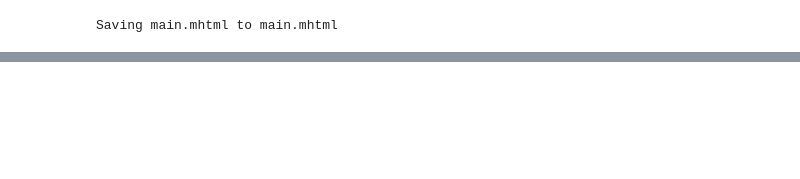
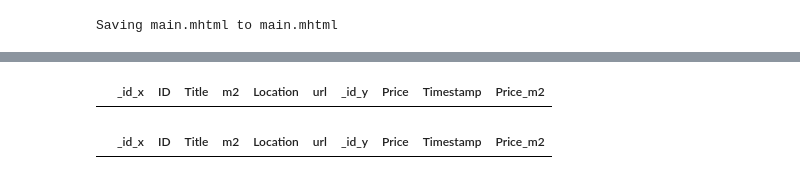
Before and after one commit to vlastimiltetour/cabin_log_scraper, a Jupyter notebook: Log_cabin_scraper.ipynb, the cells around one changed output, grey strips where cells are left out. Saved outputs shown, nothing was run; the diff lists cells and outputs as text; code cells hidden in the pictures; blank space fills up the shorter version.

```diff
--- a/Log_cabin_scraper.ipynb
+++ b/Log_cabin_scraper.ipynb
@@ -114,0 +301,50 @@ print(soup)
+# %%
+from pymongo import MongoClient
+import pandas as pd
+
+def read_mongo_db(id=None):
+
+  # Replace with your MongoDB connection string
+  MONGO_URI = "mongodb+srv://vtetour:913YeRIC00Che49O@cluster0.2bbgf.mongodb.net/?retryWrites=true&w=majority&appName=Cluster0"
+
+  # Connect to MongoDB
+  client = MongoClient(MONGO_URI)
+
+  db = client['log_cabin_scraper']  # Replace 'your_database' with your database name
+  cabins_collection = db['cabins']  # Collection for cabins_df
+  price_history_collection = db['price_history']  # Collection for price_history_df
+
+  mongo_cabin_data = list(cabins_collection.find())
+
+  mongo_cabin_df = pd.DataFrame(mongo_cabin_data)
+
+  mongo_price_history_data = list(price_history_collection.find())
+
+  mongo_price_history_df = pd.DataFrame(mongo_price_history_data)
+  mongo_price_history_df.head()
+  mongo_price_history_df.rename(columns={"cabin_ID": "ID"}, inplace=True)
+
+  merged_df = mongo_cabin_df.merge(mongo_price_history_df, on='ID', how='inner')
+
+
+  if id == None:
+    return merged_df
+
+  return merged_df[merged_df['ID'] == id].sort_values('Timestamp')
+  #return mongo_cabin_df
+
+
+
+
+df = read_mongo_db(1827717708)
+
+display(df)
+# %% [output]
+|  | _id_x | ID | Title | m2 | Location | url | _id_y | Price | Timestamp | Price_m2 |
+# %%
+df_below_price = df.drop_duplicates(subset='ID', keep='first')
+df_below_price_2 = df_below_price[df_below_price['Price']< 2000000].sort_values('Price_m2')
+
+display(df_below_price_2)
+# %% [output]
+|  | _id_x | ID | Title | m2 | Location | url | _id_y | Price | Timestamp | Price_m2 |
```
Also changed, not shown: parts of 13 cells of this notebook.
